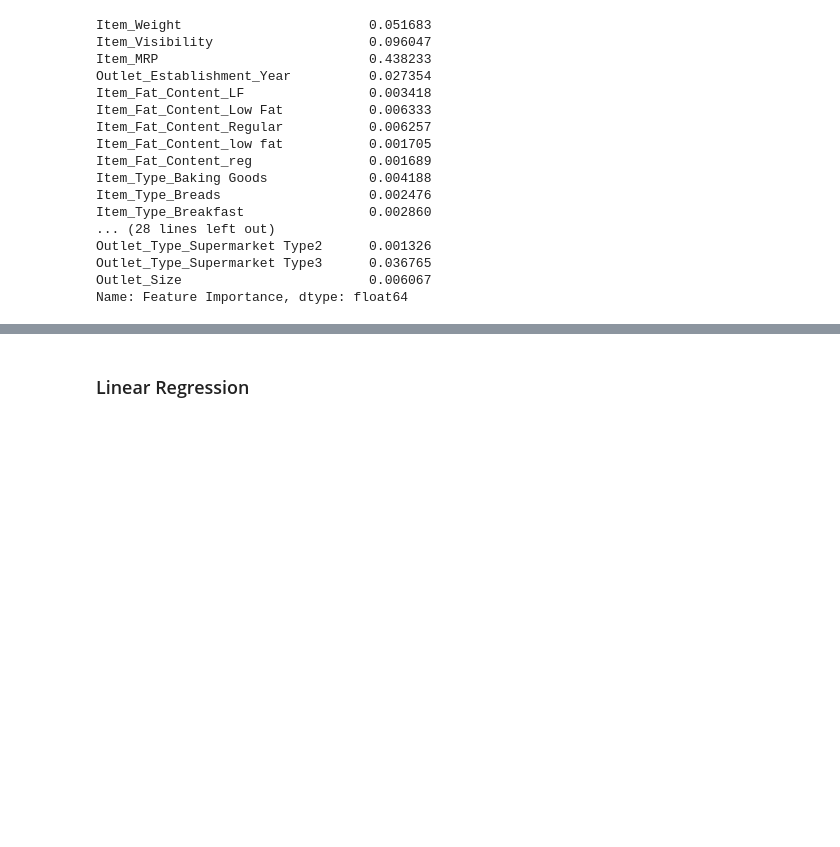
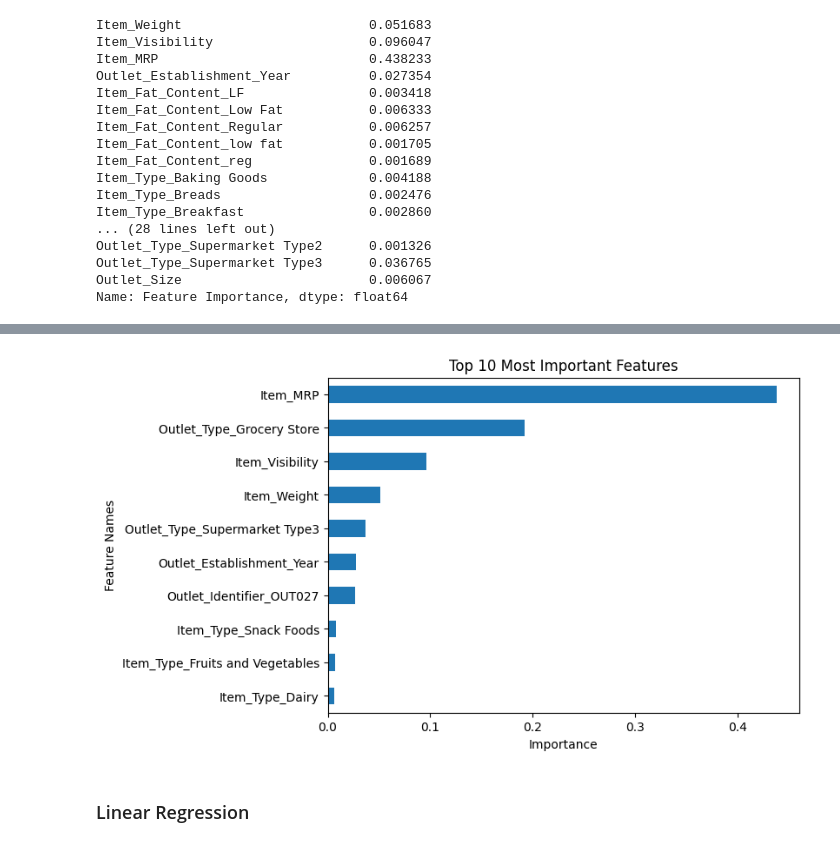
Before and after one commit to donmarcolaureano/predictionofproductsales, a Jupyter notebook: Preprocessed Data for ML.ipynb, the cells around one changed output, grey strips where cells are left out. Drawn from its saved outputs; the diff is of its cells as text; code cells hidden in the pictures; blank space fills up the shorter version.

```diff
--- a/Preprocessed Data for ML.ipynb
+++ b/Preprocessed Data for ML.ipynb
@@ -689,3 +689,7 @@ Outlet_Type_Supermarket Type2      0.001326
 Outlet_Type_Supermarket Type3      0.036765
 Outlet_Size                        0.006067
 Name: Feature Importance, dtype: float64
+# %%
+# Saving the feature importances sorted from smallest to largest (ascending=True)
+sorted_trees = tree_importances.sort_values()
+sorted_trees
@@ -692,2 +714,10 @@ Name: Feature Importance, dtype: float64
+# %%
+# Visualization of importances
+ax = sorted_trees.tail(10).plot(kind='barh', figsize=(7,5),)
+ax.set(xlabel='Importance',
+        ylabel='Feature Names',
+        title='Top 10 Most Important Features');
+# %% [output]
+[figure, added]
 # %% [markdown]
 ### Linear Regression
```
Also changed, not shown: parts of 12 cells of this notebook.
